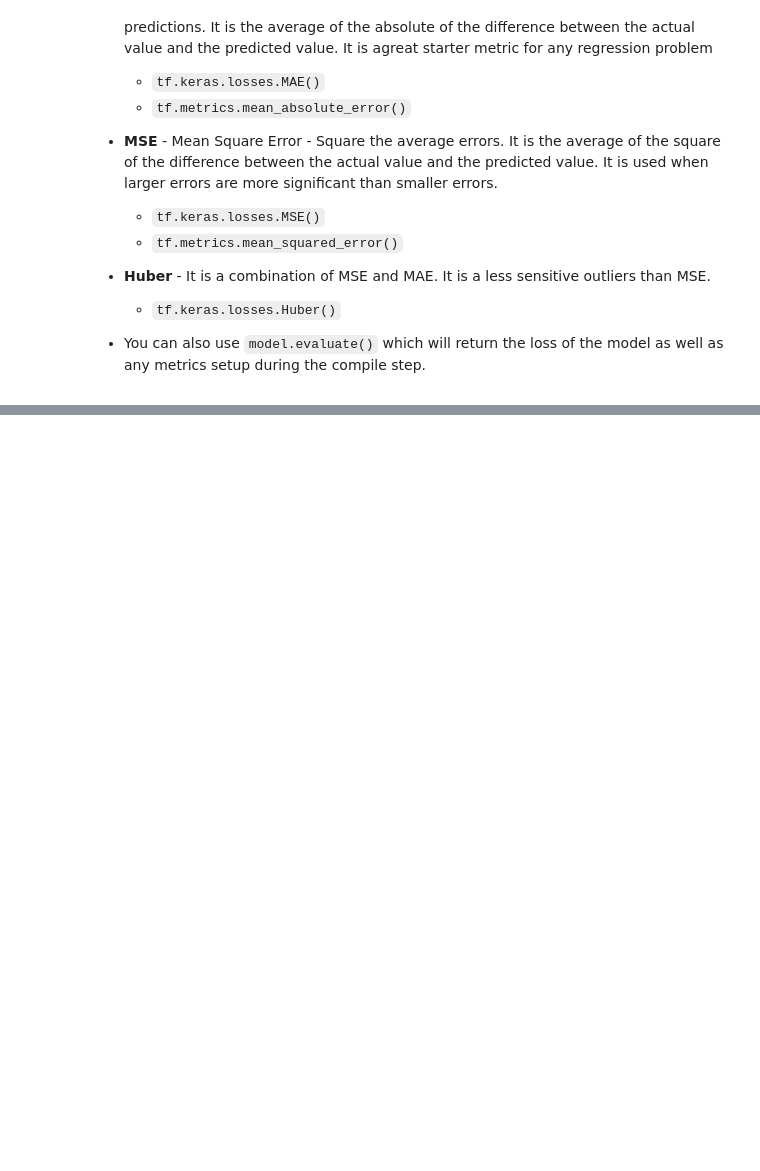
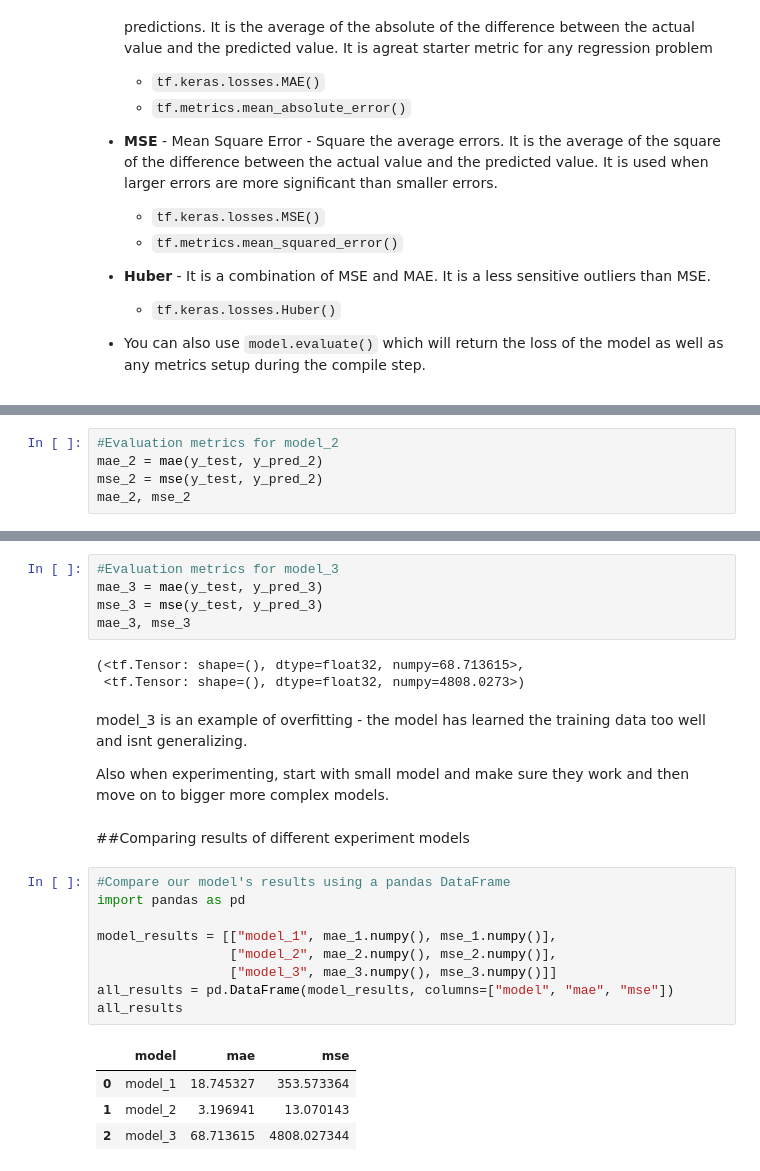
Before and after one commit to jindaldisha/Deep-Learning-and-Neural-Networks, a Jupyter notebook: Neural-Networks-with-Tensorflow/01_neural_network_regression_with_tensorflow.ipynb, the cells around one changed output, grey strips where cells are left out. Saved outputs shown, nothing was run; the diff lists cells and outputs as text; blank space fills up the shorter version.

```diff
--- a/Neural-Networks-with-Tensorflow/01_neural_network_regression_with_tensorflow.ipynb
+++ b/Neural-Networks-with-Tensorflow/01_neural_network_regression_with_tensorflow.ipynb
@@ -606,0 +733,5 @@ def mse(y_test, y_pred):
+# %%
+#Evaluation metrics for model_2
+mae_2 = mae(y_test, y_pred_2)
+mse_2 = mse(y_test, y_pred_2)
+mae_2, mse_2
@@ -606,0 +783,29 @@ def mse(y_test, y_pred):
+# %%
+#Evaluation metrics for model_3
+mae_3 = mae(y_test, y_pred_3)
+mse_3 = mse(y_test, y_pred_3)
+mae_3, mse_3
+# %% [output]
+(<tf.Tensor: shape=(), dtype=float32, numpy=68.713615>,
+ <tf.Tensor: shape=(), dtype=float32, numpy=4808.0273>)
+# %% [markdown]
+model_3 is an example of  overfitting - the model has learned the training data too well and isnt generalizing.
+
+
+Also when experimenting, start with small model and make sure they work and then move on to bigger more complex models.
+# %% [markdown]
+##Comparing results of different experiment models
+# %%
+#Compare our model's results using a pandas DataFrame
+import pandas as pd
+
+model_results = [["model_1", mae_1.numpy(), mse_1.numpy()],
+                 ["model_2", mae_2.numpy(), mse_2.numpy()],
+                 ["model_3", mae_3.numpy(), mse_3.numpy()]]
+all_results = pd.DataFrame(model_results, columns=["model", "mae", "mse"])
+all_results
+# %% [output]
+|  | model | mae | mse |
+| 0 | model_1 | 18.745327 | 353.573364 |
+| 1 | model_2 | 3.196941 | 13.070143 |
+| 2 | model_3 | 68.713615 | 4808.027344 |
```
Also changed, not shown: parts of 30 cells of this notebook.
